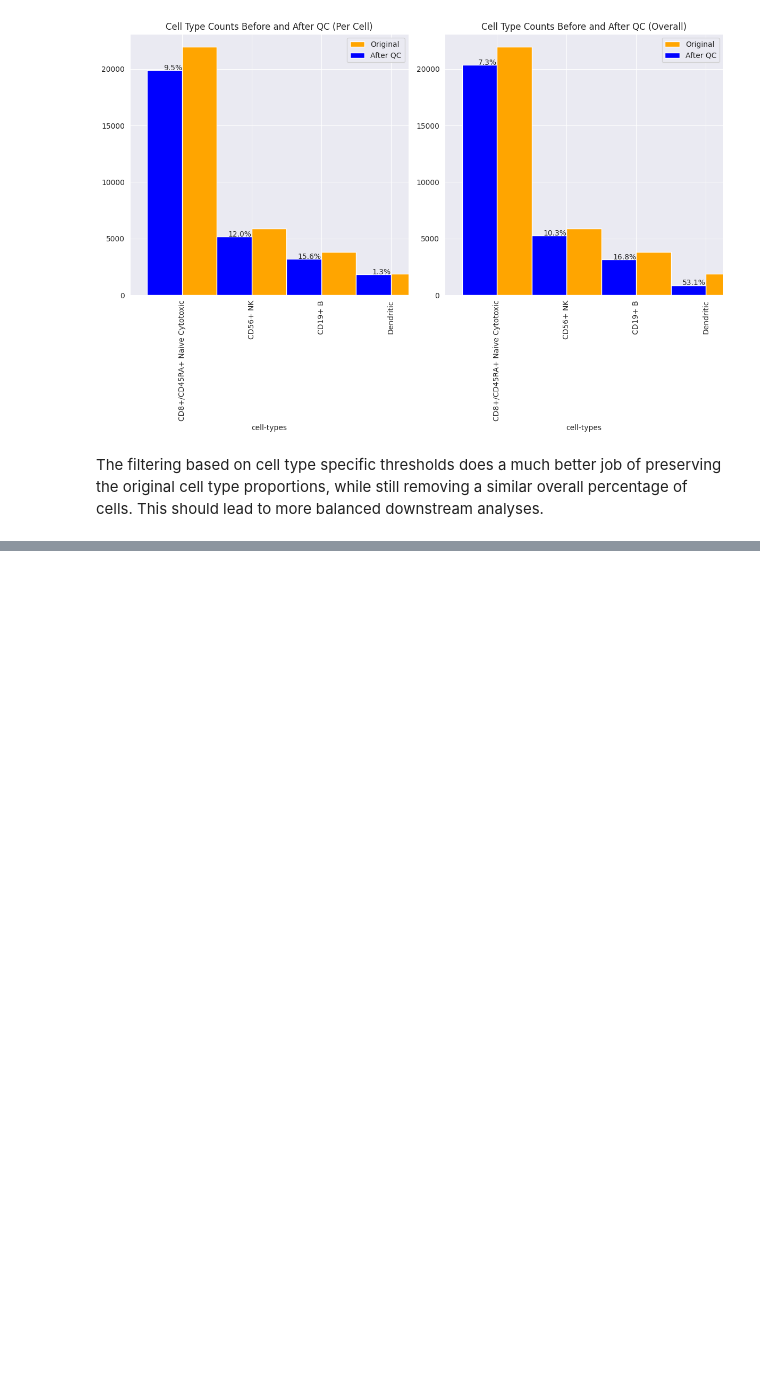
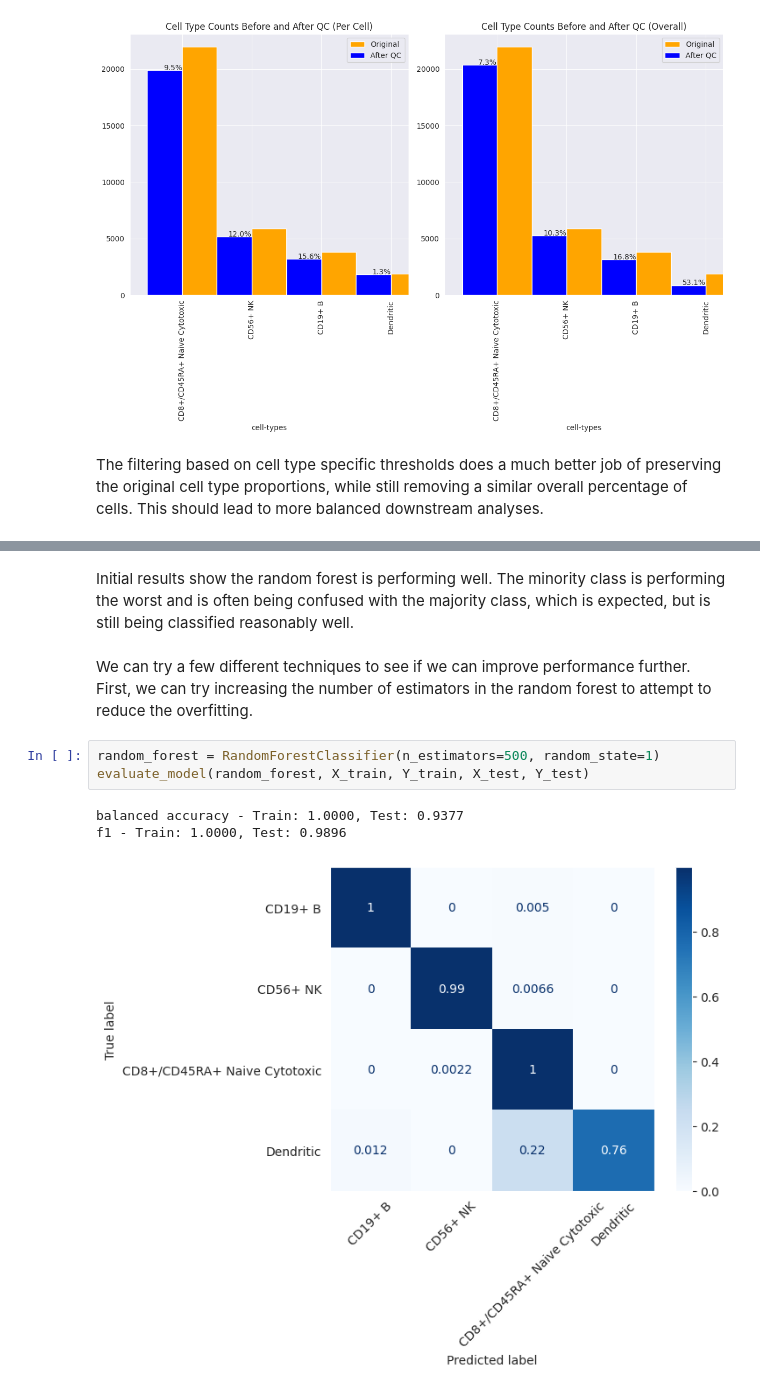
Before and after one commit to KnotATypo/BINF7000-A3-G16, a Jupyter notebook: notebook.ipynb, the cells around one changed output, grey strips where cells are left out. Drawn from its saved outputs; the diff is of its cells as text; blank space fills up the shorter version.

```diff
--- a/notebook.ipynb
+++ b/notebook.ipynb
@@ -177,0 +255,11 @@ The filtering based on cell type specific thresholds does a much better job of p
+# %% [markdown]
+Initial results show the random forest is performing well. The minority class is performing the worst and is often being confused with the majority class, which is expected, but is still being classified reasonably well.
+# %% [markdown]
+We can try a few different techniques to see if we can improve performance further. First, we can try increasing the number of estimators in the random forest to attempt to reduce the overfitting.
+# %%
+random_forest = RandomForestClassifier(n_estimators=500, random_state=1)
+evaluate_model(random_forest, X_train, Y_train, X_test, Y_test)
+# %% [output]
+balanced accuracy - Train: 1.0000, Test: 0.9377
+f1 - Train: 1.0000, Test: 0.9896
+[figure, added]
```
Also changed, not shown: parts of 25 cells of this notebook, 1 other file.
